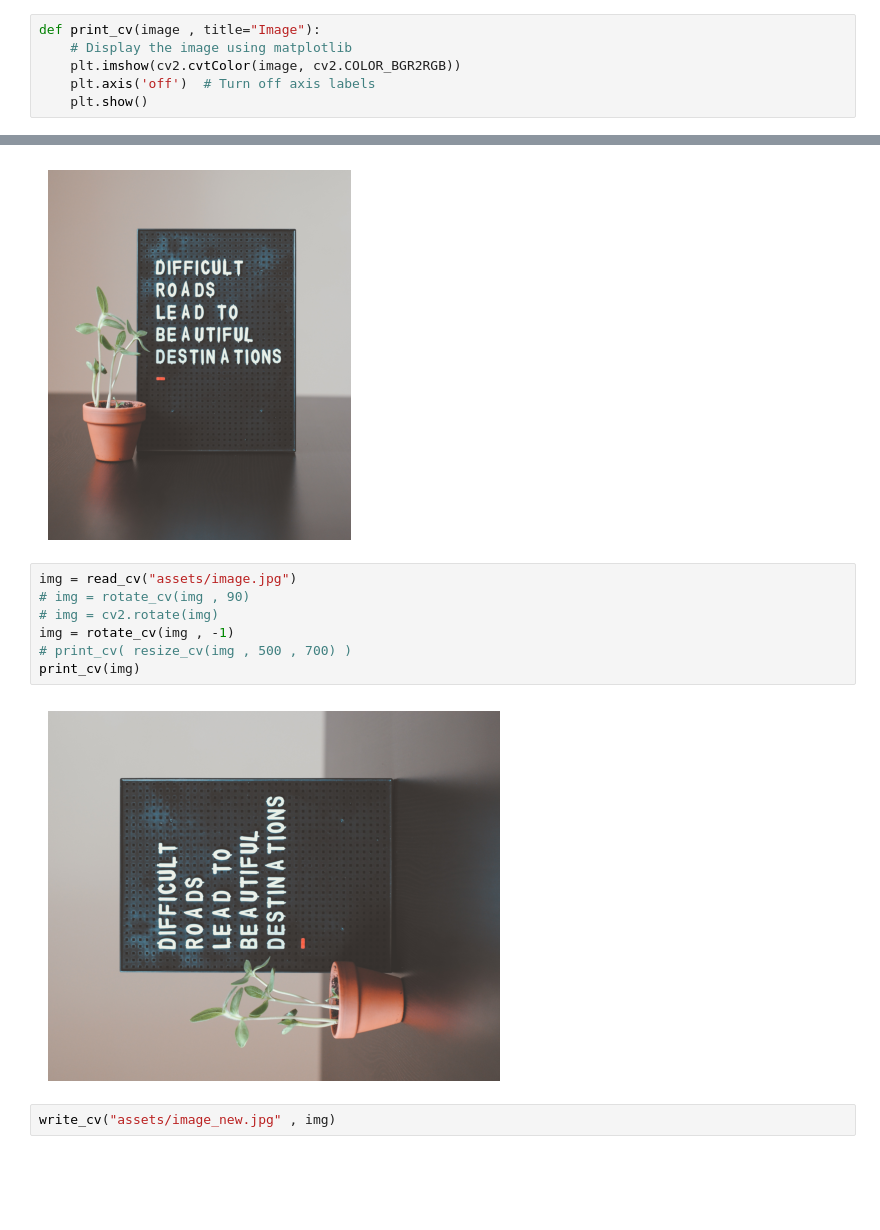
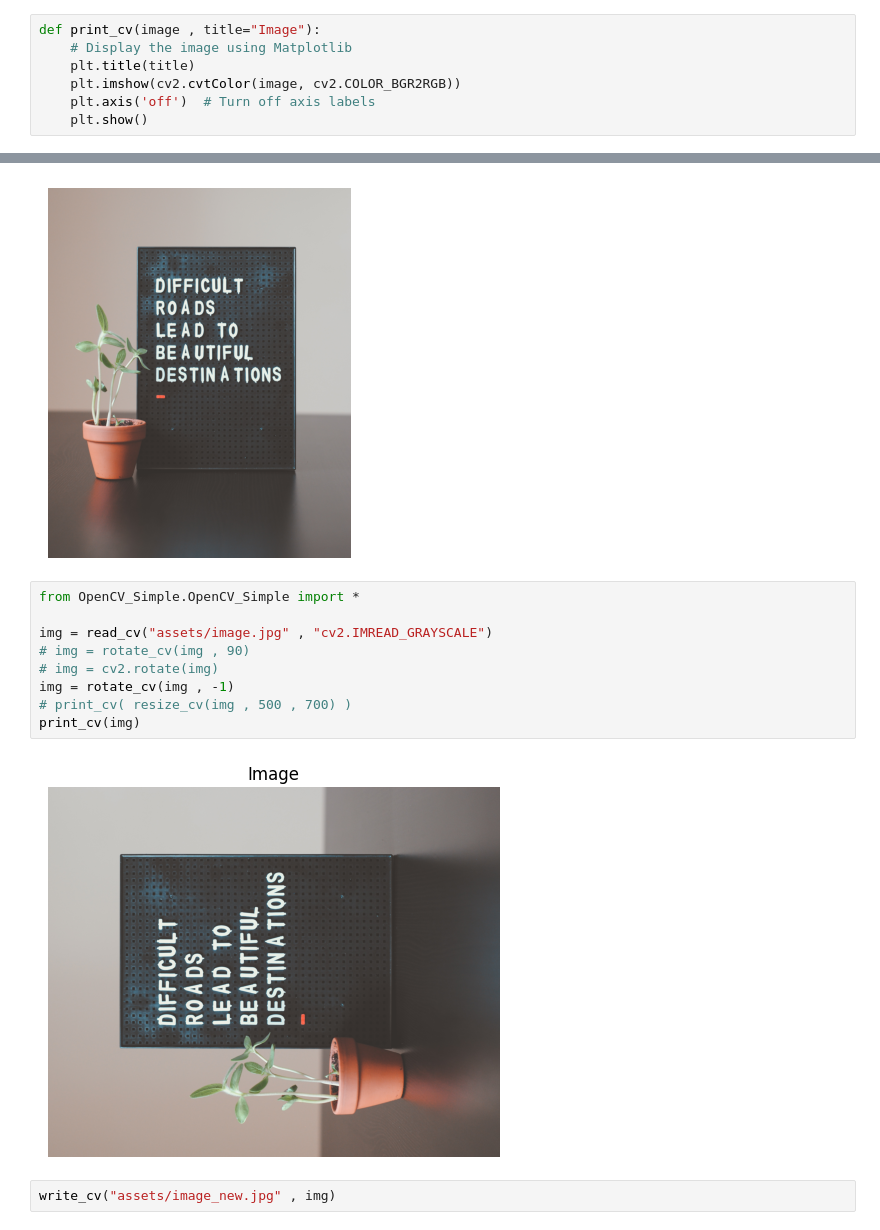
Before and after one commit to omarfarukof/Tutorials, a Jupyter notebook: Lectuer 1 Introduction & Images.ipynb, the cells around one changed output, grey strips where cells are left out. Cells and saved outputs as stored; diff of their text form; blank space fills up the shorter version.

```diff
--- a/Lectuer 1 Introduction & Images.ipynb
+++ b/Lectuer 1 Introduction & Images.ipynb
@@ -18,7 +18,8 @@ import numpy as np
 import matplotlib.pyplot as plt
 # %%
 def print_cv(image , title="Image"):
-    # Display the image using matplotlib
+    # Display the image using Matplotlib
+    plt.title(title)
     plt.imshow(cv2.cvtColor(image, cv2.COLOR_BGR2RGB))
     plt.axis('off')  # Turn off axis labels
     plt.show()
@@ -81,14 +82,16 @@ print_cv(img)
 # %% [output]
 [figure]
 # %%
-img = read_cv("assets/image.jpg")
+from OpenCV_Simple.OpenCV_Simple import *
+
+img = read_cv("assets/image.jpg" , "cv2.IMREAD_GRAYSCALE")
 # img = rotate_cv(img , 90)
 # img = cv2.rotate(img)
 img = rotate_cv(img , -1)
 # print_cv( resize_cv(img , 500 , 700) )
 print_cv(img)
 # %% [output]
-[figure, old version]
+[figure, new version]
 # %%
 write_cv("assets/image_new.jpg" , img)
 # %% [output]
```
Also changed, not shown: 1 other file.
